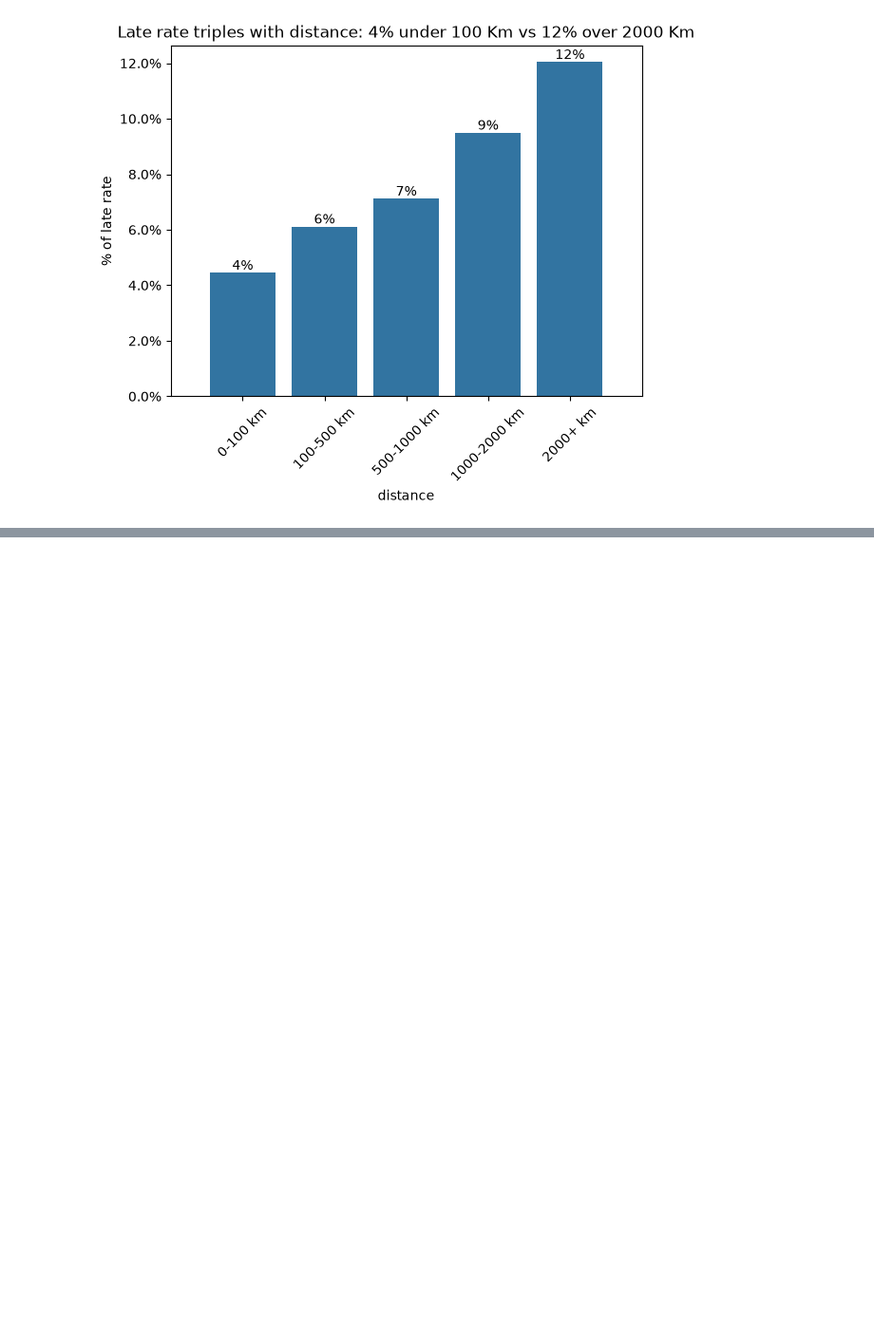
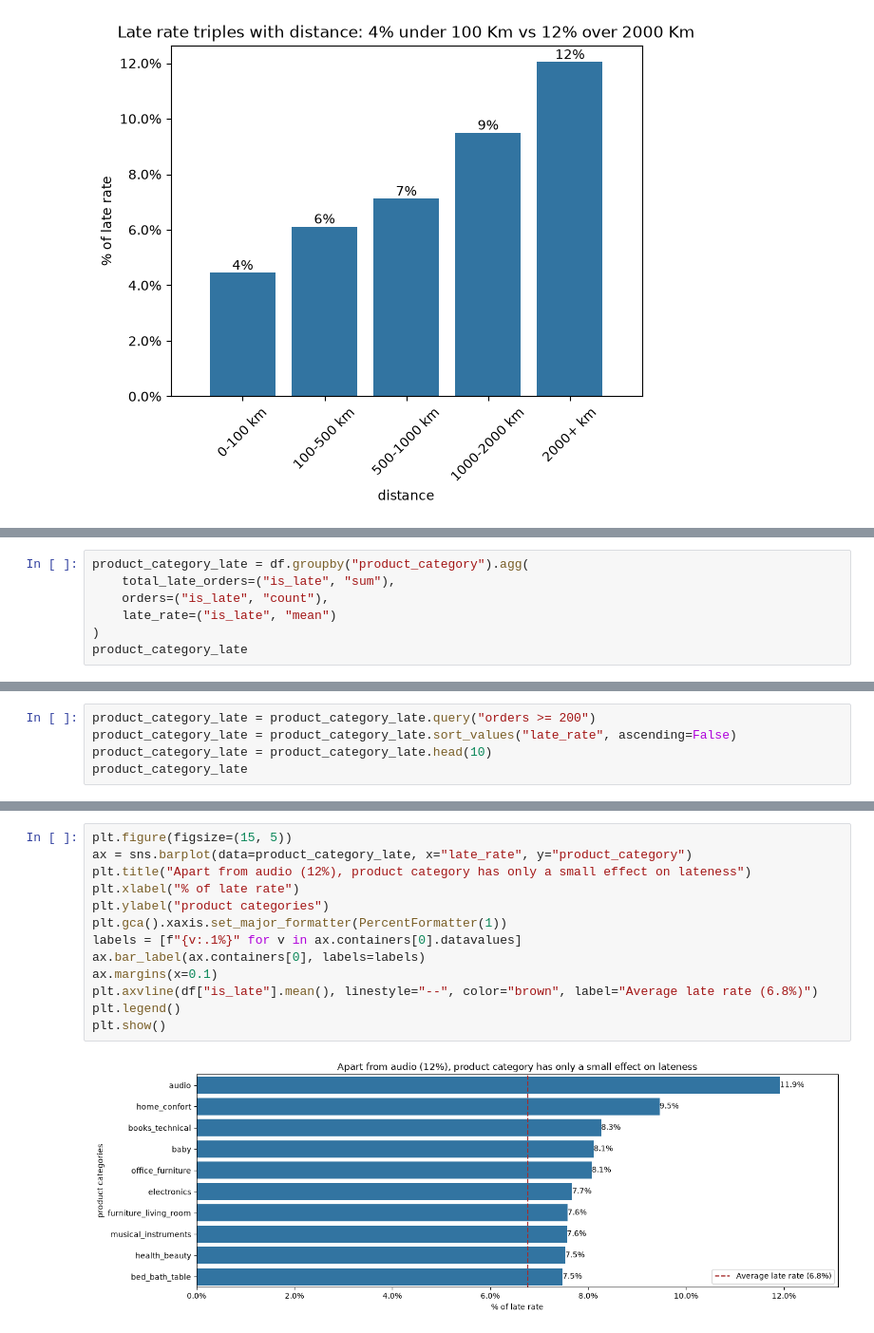
Before and after one commit to Abhigna008/olist-late-delivery-prediction, a Jupyter notebook: notebooks/01_eda.ipynb, the cells around one changed output, grey strips where cells are left out. Shown at 95% size. Cells and saved outputs as stored; diff of their text form; blank space fills up the shorter version.

Commit message:
EDA complete: 6 charts and key findings

```diff
--- a/notebooks/01_eda.ipynb
+++ b/notebooks/01_eda.ipynb
@@ -339,2 +339,9 @@ plt.show()
 
 ### Late rate by product category (top 10)
+# %%
+product_category_late = df.groupby("product_category").agg(
+    total_late_orders=("is_late", "sum"),
+    orders=("is_late", "count"),
+    late_rate=("is_late", "mean")
+)
+product_category_late
@@ -340,0 +363,5 @@ plt.show()
+# %%
+product_category_late = product_category_late.query("orders >= 200")
+product_category_late = product_category_late.sort_values("late_rate", ascending=False)
+product_category_late = product_category_late.head(10)
+product_category_late
@@ -341 +381,16 @@ plt.show()
+# %%
+plt.figure(figsize=(15, 5))
+ax = sns.barplot(data=product_category_late, x="late_rate", y="product_category")
+plt.title("Apart from audio (12%), product category has only a small effect on lateness")
+plt.xlabel("% of late rate")
+plt.ylabel("product categories")
+plt.gca().xaxis.set_major_formatter(PercentFormatter(1))
+labels = [f"{v:.1%}" for v in ax.containers[0].datavalues]
+ax.bar_label(ax.containers[0], labels=labels)
+ax.margins(x=0.1)
+plt.axvline(df["is_late"].mean(), linestyle="--", color="brown", label="Average late rate (6.8%)")
+plt.legend()
+plt.show()
+# %% [output]
+[figure, added]
 # %% [markdown]
```
Also changed, not shown: parts of 9 cells of this notebook.
